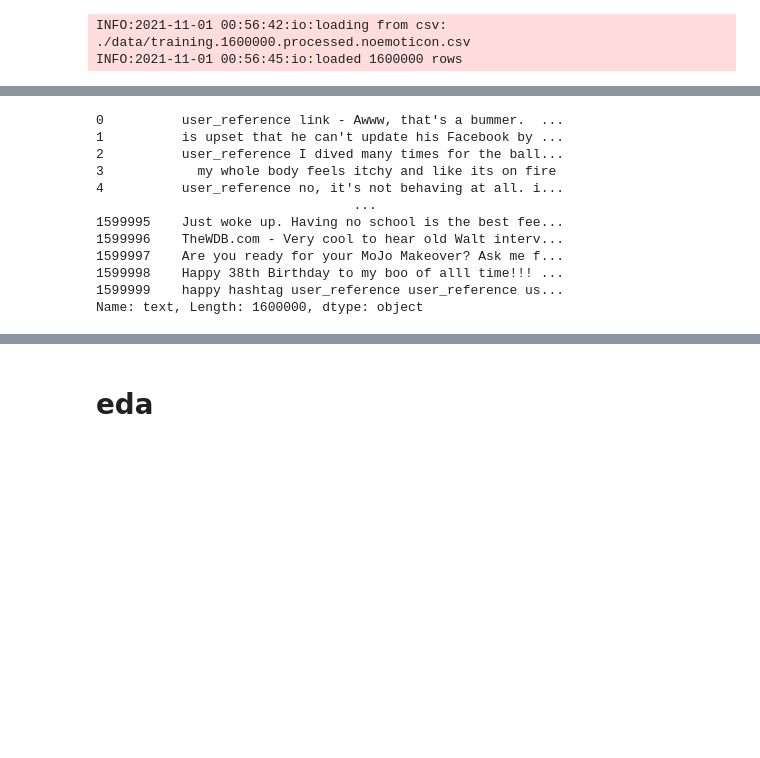
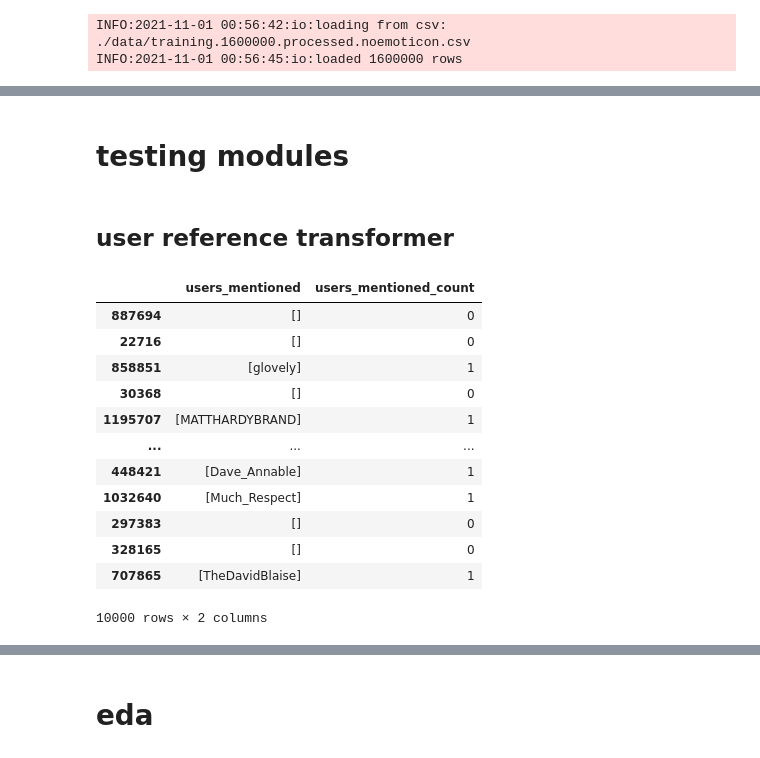
Before and after one commit to mbronis/gensim, a Jupyter notebook: kaggle sentiment eda.ipynb, the cells around one changed output, grey strips where cells are left out. Drawn from its saved outputs; the diff is of its cells as text; code cells hidden in the pictures; blank space fills up the shorter version.

```diff
--- a/kaggle sentiment eda.ipynb
+++ b/kaggle sentiment eda.ipynb
@@ -122,15 +40,4 @@ Name: text, Length: 1600000, dtype: object
-# %%
-text_clean
-# %% [output]
-0          user_reference link - Awww, that's a bummer.  ...
-1          is upset that he can't update his Facebook by ...
-2          user_reference I dived many times for the ball...
-3            my whole body feels itchy and like its on fire
-4          user_reference no, it's not behaving at all. i...
-                                 ...
-1599995    Just woke up. Having no school is the best fee...
-1599996    TheWDB.com - Very cool to hear old Walt interv...
-1599997    Are you ready for your MoJo Makeover? Ask me f...
-1599998    Happy 38th Birthday to my boo of alll time!!! ...
-1599999    happy hashtag user_reference user_reference us...
-Name: text, Length: 1600000, dtype: object
+# %% [markdown]
+# testing modules
+# %% [markdown]
+## user reference transformer
@@ -136,0 +48,17 @@ Name: text, Length: 1600000, dtype: object
+# %%
+ee = tr.transform(data['text'].sample(10000))
+ee
+# %% [output]
+|  | users_mentioned | users_mentioned_count |
+| 887694 | [] | 0 |
+| 22716 | [] | 0 |
+| 858851 | [glovely] | 1 |
+| 30368 | [] | 0 |
+| 1195707 | [MATTHARDYBRAND] | 1 |
+| ... | ... | ... |
+| 448421 | [Dave_Annable] | 1 |
+| 1032640 | [Much_Respect] | 1 |
+| 297383 | [] | 0 |
+| 328165 | [] | 0 |
+| 707865 | [TheDavidBlaise] | 1 |
+10000 rows × 2 columns
```
Also changed, not shown: parts of 53 cells of this notebook, 2 other files.
